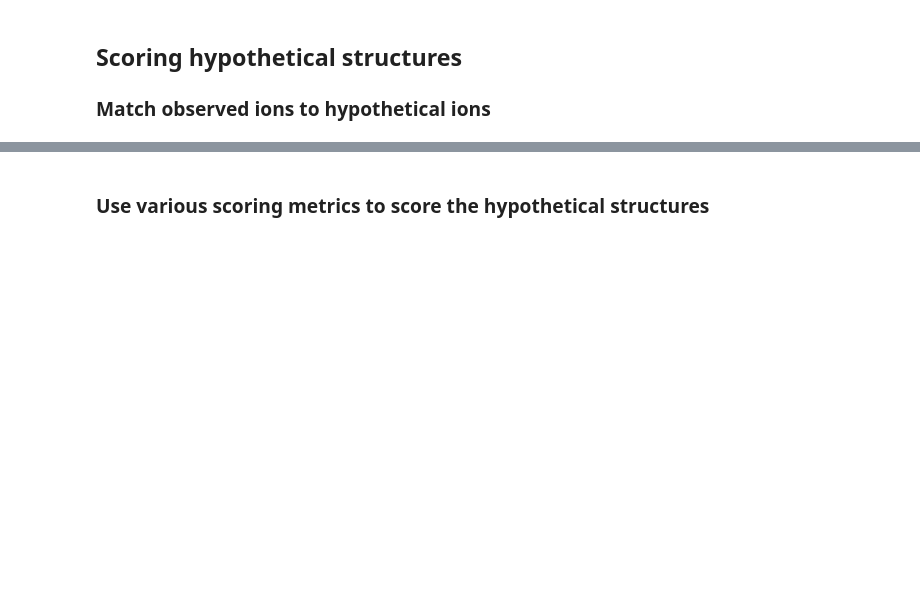
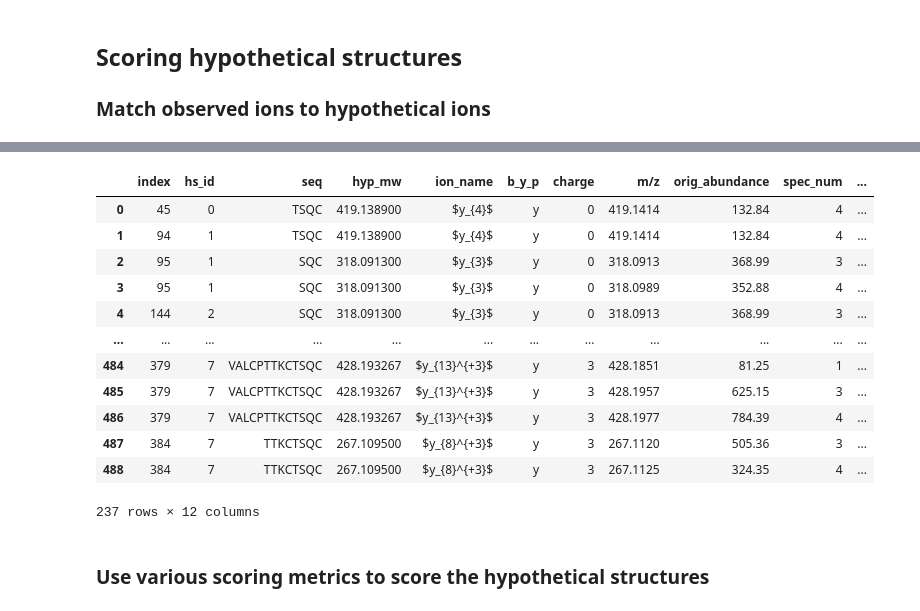
Before and after one commit to dantheand/msms_structure_annot, a Jupyter notebook: notebooks/HalA2_example.ipynb, the cells around one changed output, grey strips where cells are left out. Cells and saved outputs as stored; diff of their text form; code cells hidden in the pictures; blank space fills up the shorter version.

```diff
--- a/notebooks/HalA2_example.ipynb
+++ b/notebooks/HalA2_example.ipynb
@@ -194,3 +269,19 @@ matched_df.head()
+# %%
+matched_df[matched_df['b_y_p'] == 'y']
+# %% [output]
+|  | index | hs_id | seq | hyp_mw | ion_name | b_y_p | charge | m/z | orig_abundance | spec_num | ... |
+| 0 | 45 | 0 | TSQC | 419.138900 | $y_{4}$ | y | 0 | 419.1414 | 132.84 | 4 | ... |
+| 1 | 94 | 1 | TSQC | 419.138900 | $y_{4}$ | y | 0 | 419.1414 | 132.84 | 4 | ... |
+| 2 | 95 | 1 | SQC | 318.091300 | $y_{3}$ | y | 0 | 318.0913 | 368.99 | 3 | ... |
+| 3 | 95 | 1 | SQC | 318.091300 | $y_{3}$ | y | 0 | 318.0989 | 352.88 | 4 | ... |
+| 4 | 144 | 2 | SQC | 318.091300 | $y_{3}$ | y | 0 | 318.0913 | 368.99 | 3 | ... |
+| ... | ... | ... | ... | ... | ... | ... | ... | ... | ... | ... | ... |
+| 484 | 379 | 7 | VALCPTTKCTSQC | 428.193267 | $y_{13}^{+3}$ | y | 3 | 428.1851 | 81.25 | 1 | ... |
+| 485 | 379 | 7 | VALCPTTKCTSQC | 428.193267 | $y_{13}^{+3}$ | y | 3 | 428.1957 | 625.15 | 3 | ... |
+| 486 | 379 | 7 | VALCPTTKCTSQC | 428.193267 | $y_{13}^{+3}$ | y | 3 | 428.1977 | 784.39 | 4 | ... |
+| 487 | 384 | 7 | TTKCTSQC | 267.109500 | $y_{8}^{+3}$ | y | 3 | 267.1120 | 505.36 | 3 | ... |
+| 488 | 384 | 7 | TTKCTSQC | 267.109500 | $y_{8}^{+3}$ | y | 3 | 267.1125 | 324.35 | 4 | ... |
+237 rows × 12 columns
 # %% [markdown]
 ### Use various scoring metrics to score the hypothetical structures
 # %%
```
Also changed, not shown: parts of 15 cells of this notebook, 2 other files.
